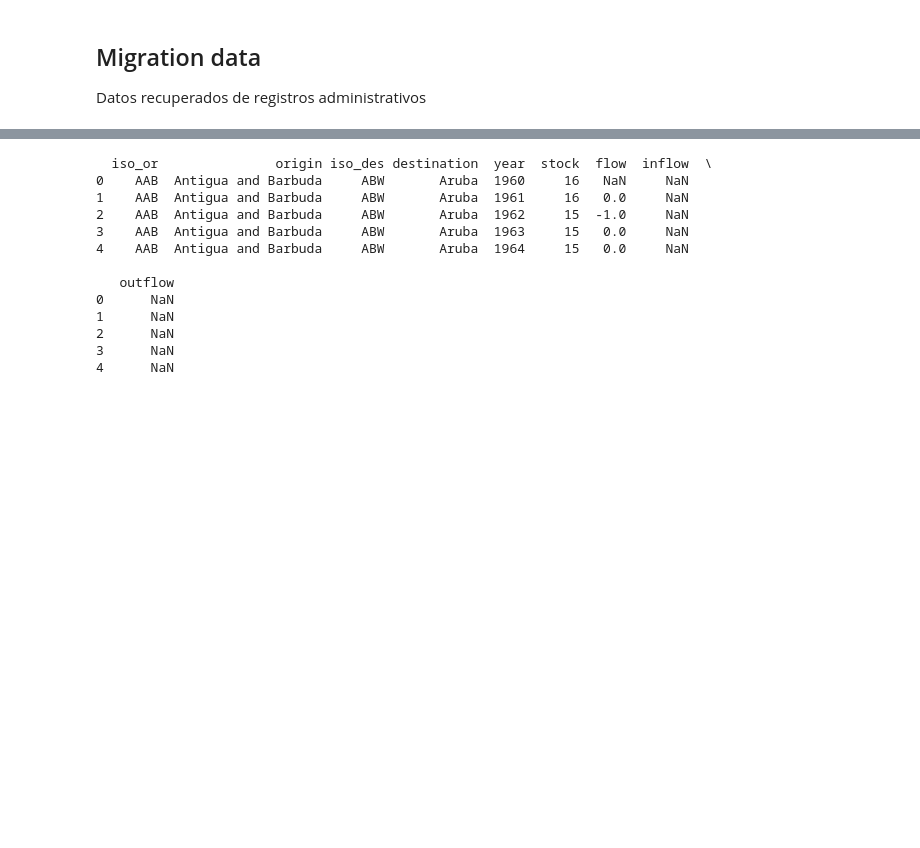
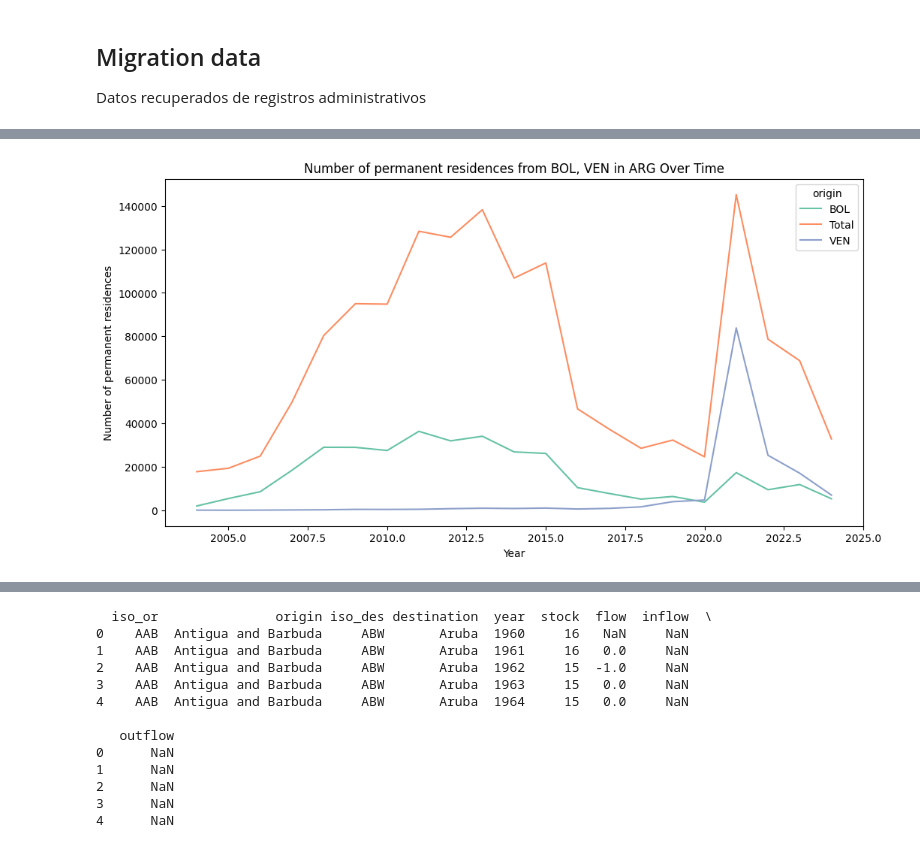
Before and after one commit to natdebandi/migmobs_exploratory, a Jupyter notebook: migration_v1.0.ipynb, the cells around one changed output, grey strips where cells are left out. Saved outputs shown, nothing was run; the diff lists cells and outputs as text; code cells hidden in the pictures; blank space fills up the shorter version.

```diff
--- a/migration_v1.0.ipynb
+++ b/migration_v1.0.ipynb
@@ -46,0 +94,12 @@ countries = ['ARG', 'CHL','BOL','VEN']
+# %%
+df_residences_temp = df_migracion[(df_migracion['variable_name'] == 'permante_residence') &
+                                  (df_migracion['country_code']=='ARG')]
+
+plt.figure(figsize=(12, 6))
+sns.lineplot(x='year', y='value', hue='origin', data=df_residences_temp, palette = "Set2")
+plt.title('Number of permanent residences from BOL, VEN in ARG Over Time')
+plt.xlabel('Year')
+plt.ylabel('Number of permanent residences')
+plt.show()
+# %% [output]
+[figure, added]
```
Also changed, not shown: parts of 19 cells of this notebook.
